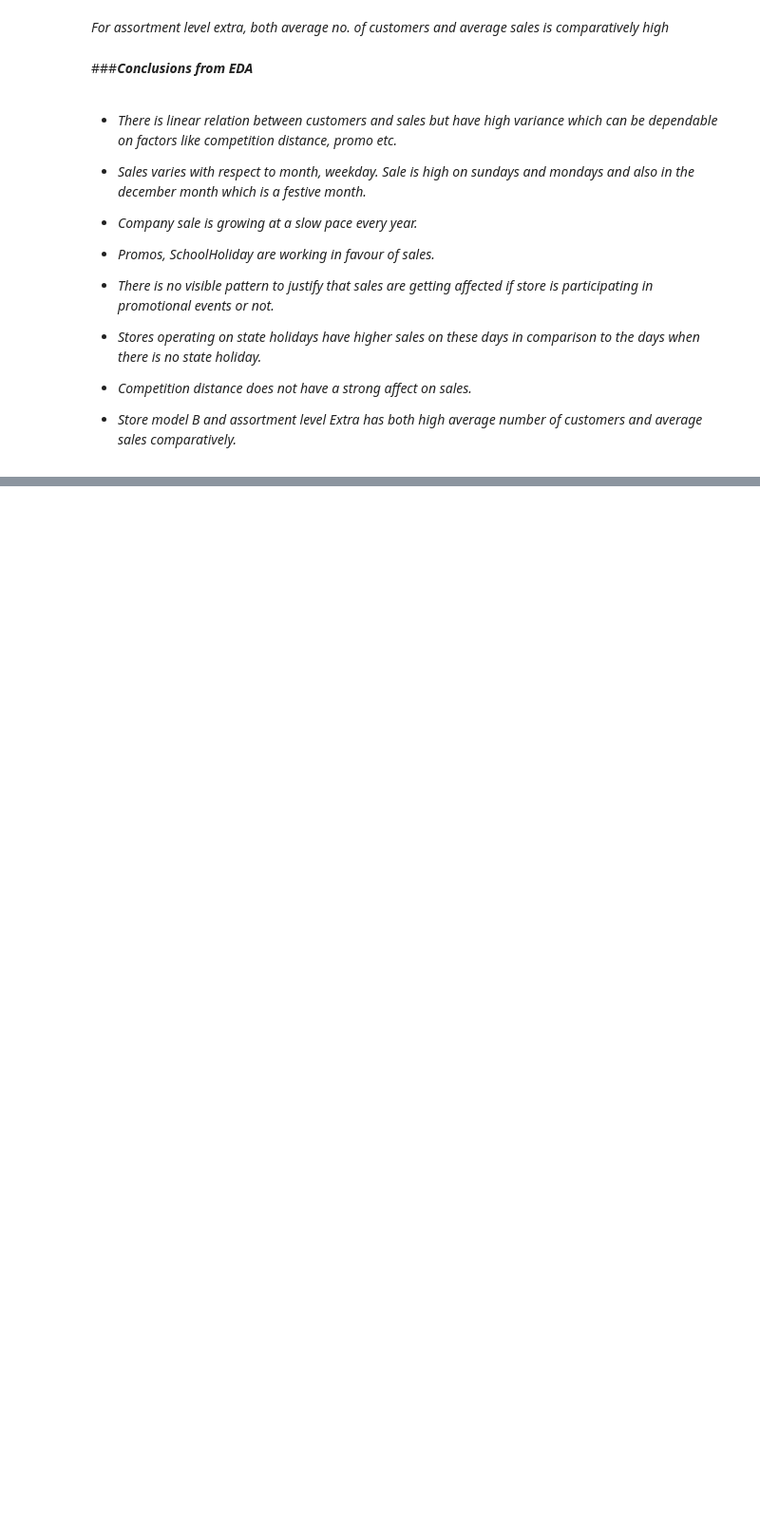
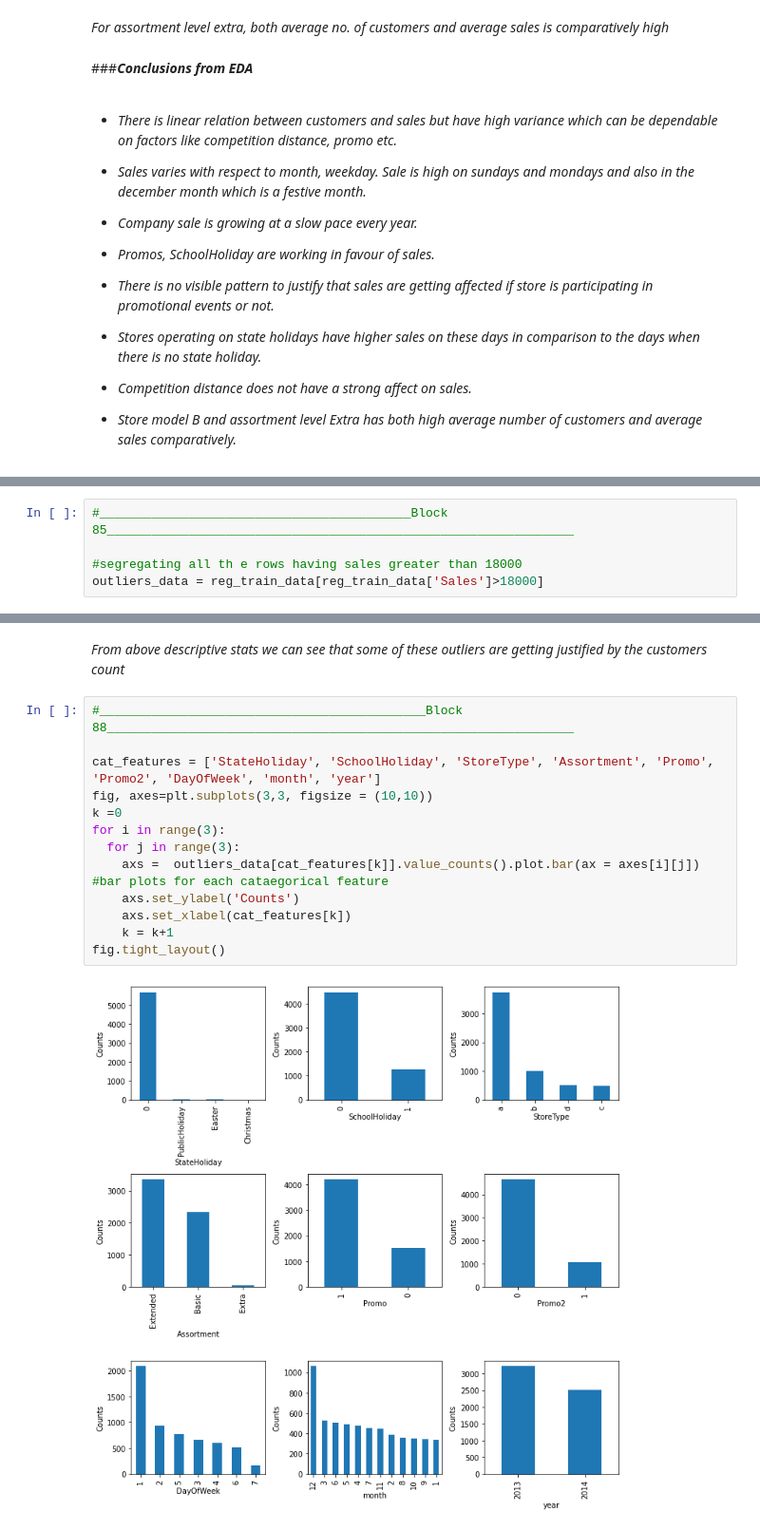
Before and after one commit to kiranmahara9600/Rossmann-Sales-Prediction, a Jupyter notebook: Rossmann_Sales_Prediction.ipynb, the cells around one changed output, grey strips where cells are left out. Shown at 95% size. Cells and saved outputs as stored; diff of their text form; blank space fills up the shorter version.

```diff
--- a/Rossmann_Sales_Prediction.ipynb
+++ b/Rossmann_Sales_Prediction.ipynb
@@ -1376,0 +1502,5 @@ fig.tight_layout() #for proper spacing between figures
+# %%
+#__________________________________________Block 85_______________________________________________________________
+
+#segregating all th e rows having sales greater than 18000
+outliers_data = reg_train_data[reg_train_data['Sales']>18000]
@@ -1376,0 +1529,17 @@ fig.tight_layout() #for proper spacing between figures
+# %% [markdown]
+*From above descriptive stats we can see that some of these outliers are getting justified by the customers count*
+# %%
+#____________________________________________Block 88_______________________________________________________________
+
+cat_features = ['StateHoliday', 'SchoolHoliday', 'StoreType', 'Assortment', 'Promo', 'Promo2', 'DayOfWeek', 'month', 'year']
+fig, axes=plt.subplots(3,3, figsize = (10,10))
+k =0
+for i in range(3):
+  for j in range(3):
+    axs =  outliers_data[cat_features[k]].value_counts().plot.bar(ax = axes[i][j])  #bar plots for each cataegorical feature
+    axs.set_ylabel('Counts')
+    axs.set_xlabel(cat_features[k])
+    k = k+1
+fig.tight_layout()
+# %% [output]
+[figure, added]
```
Also changed, not shown: parts of 33 cells of this notebook.
